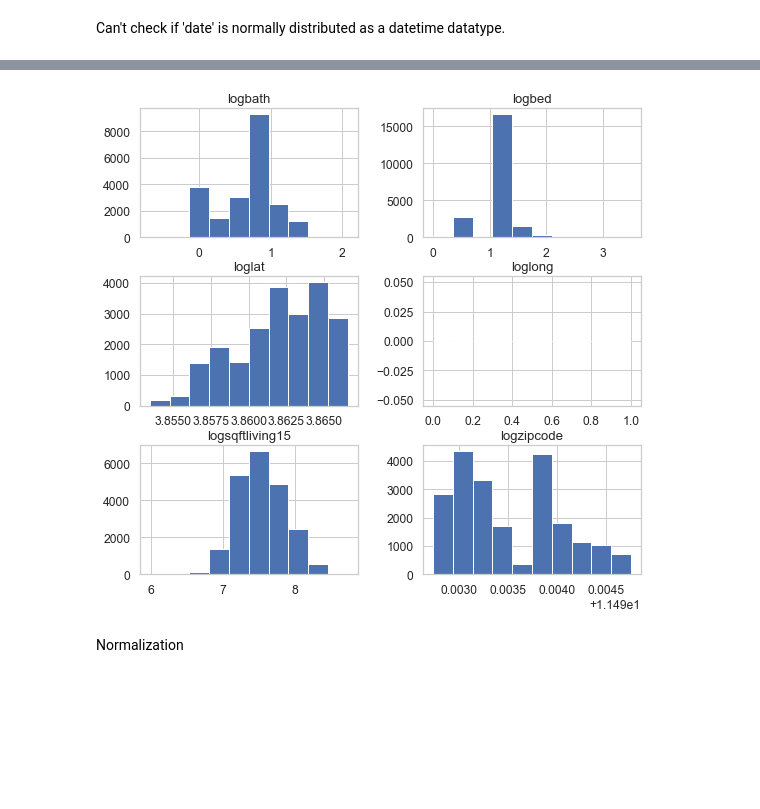
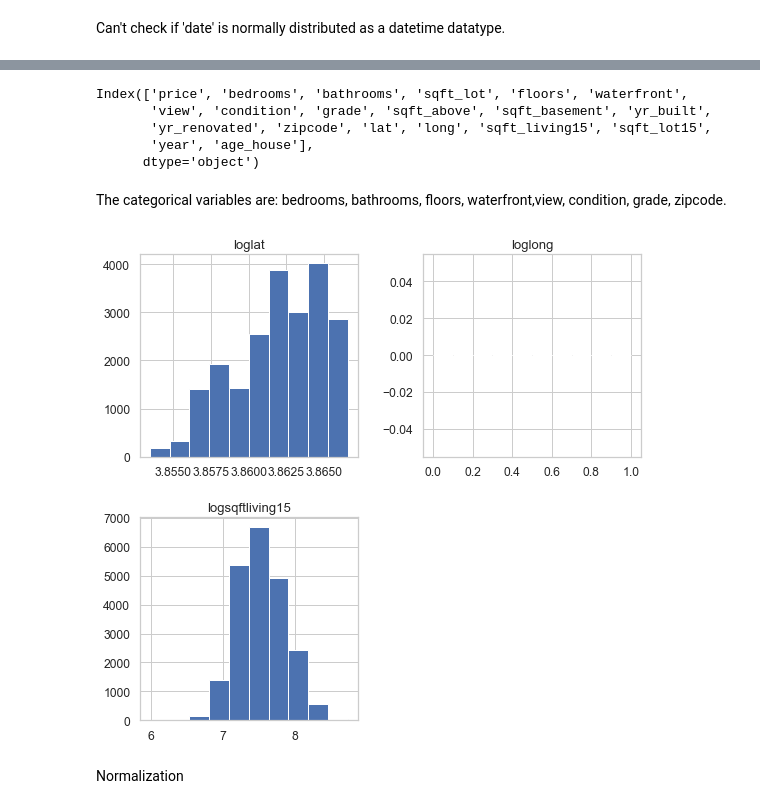
Before and after one commit to torresdavr/dsc-v2-mod1-final-project-online-ds-pt-100719, a Jupyter notebook: student.ipynb, the cells around one changed output, grey strips where cells are left out. Cells and saved outputs as stored; diff of their text form; code cells hidden in the pictures; blank space fills up the shorter version.

```diff
--- a/student.ipynb
+++ b/student.ipynb
@@ -966,9 +1041,8 @@ Index(['id', 'date', 'price', 'bedrooms', 'bathrooms', 'sqft_living',
 #sqft_above and sqfit_living = 0.88 / cut sqft_living
 #sqft_above and grade = 0.76 / sqft_above
 colli_cols = ['id', 'date', 'price', 'bedrooms', 'bathrooms', 'sqft_lot', 'floors', 'waterfront',
-              'view', 'condition', 'grade',
-       'sqft_above', 'sqft_basement', 'yr_built', 'yr_renovated', 'zipcode',
-       'lat', 'long', 'sqft_living15', 'sqft_lot15']
+              'view', 'condition', 'grade','sqft_above', 'sqft_basement', 'yr_built', 'yr_renovated', 'zipcode',
+       'lat', 'long', 'sqft_living15', 'sqft_lot15', 'year','age_house']
 
 collin_df = df_housing[colli_cols]
 multiplot(np.abs(collin_df.corr()));
@@ -1038,10 +1112,9 @@ og gves you a more normal distribution.<br>
 remove outliers, consider Z-score, IQR.<br>
 # %%
 #collin_df.columns
-collin_cols = ['date', 'price', 'bedrooms', 'bathrooms', 'sqft_lot', 'floors',
-       'waterfront', 'view', 'condition', 'grade', 'sqft_above',
-       'sqft_basement', 'yr_built', 'yr_renovated', 'zipcode', 'lat', 'long',
-       'sqft_living15', 'sqft_lot15']
+collin_cols = ['price', 'bedrooms', 'bathrooms', 'sqft_lot', 'floors', 'waterfront',
+              'view', 'condition', 'grade','sqft_above', 'sqft_basement', 'yr_built', 'yr_renovated', 'zipcode',
+       'lat', 'long', 'sqft_living15', 'sqft_lot15', 'year','age_house']
 df_norm = collin_df[collin_cols]
 # %% [markdown]
 Can't check if 'date' is normally distributed as a datetime datatype.<br>
@@ -1103,16 +1181,26 @@ df_housing.hist(ax = ax);
+# %%
+df_norm.columns
+# %% [output]
+Index(['price', 'bedrooms', 'bathrooms', 'sqft_lot', 'floors', 'waterfront',
+       'view', 'condition', 'grade', 'sqft_above', 'sqft_basement', 'yr_built',
+       'yr_renovated', 'zipcode', 'lat', 'long', 'sqft_living15', 'sqft_lot15',
+       'year', 'age_house'],
+      dtype='object')
+# %% [markdown]
+The categorical variables are: bedrooms, bathrooms, floors, waterfront,view, condition, grade, zipcode.<br>
 # %%
 data_log = pd.DataFrame([ ])
-#data_log['logage'] = np.log(df_norm['age_of_house'])
-data_log['logbath'] = np.log(df_norm['bathrooms'])
-data_log['logbed'] = np.log(df_norm['bedrooms'])
+#data_log['logage'] = np.log(df_norm['age_house'])
+#data_log['logbath'] = np.log(df_norm['bathrooms'])
+#data_log['logbed'] = np.log(df_norm['bedrooms'])
 data_log['loglat'] = np.log(df_norm['lat'])
 data_log['loglong'] = np.log(df_norm['long'])
-data_log['logzipcode'] = np.log(df_norm['zipcode'])
+#data_log['logzipcode'] = np.log(df_norm['zipcode'])
 #data_log['logsqftliving'] = np.log(df_norm['sqft_living'])
 data_log['logsqftliving15'] = np.log(df_norm['sqft_living15'])
 #data_log['logsqftbasement'] = np.log(df_norm['sqft_basement'])
 data_log.hist(figsize  = [8, 8]);
 # %% [output]
-[figure, old version]
+[figure, new version]
 # %% [markdown]
 Normalization
```
Also changed, not shown: parts of 74 cells of this notebook, 1 other file.
